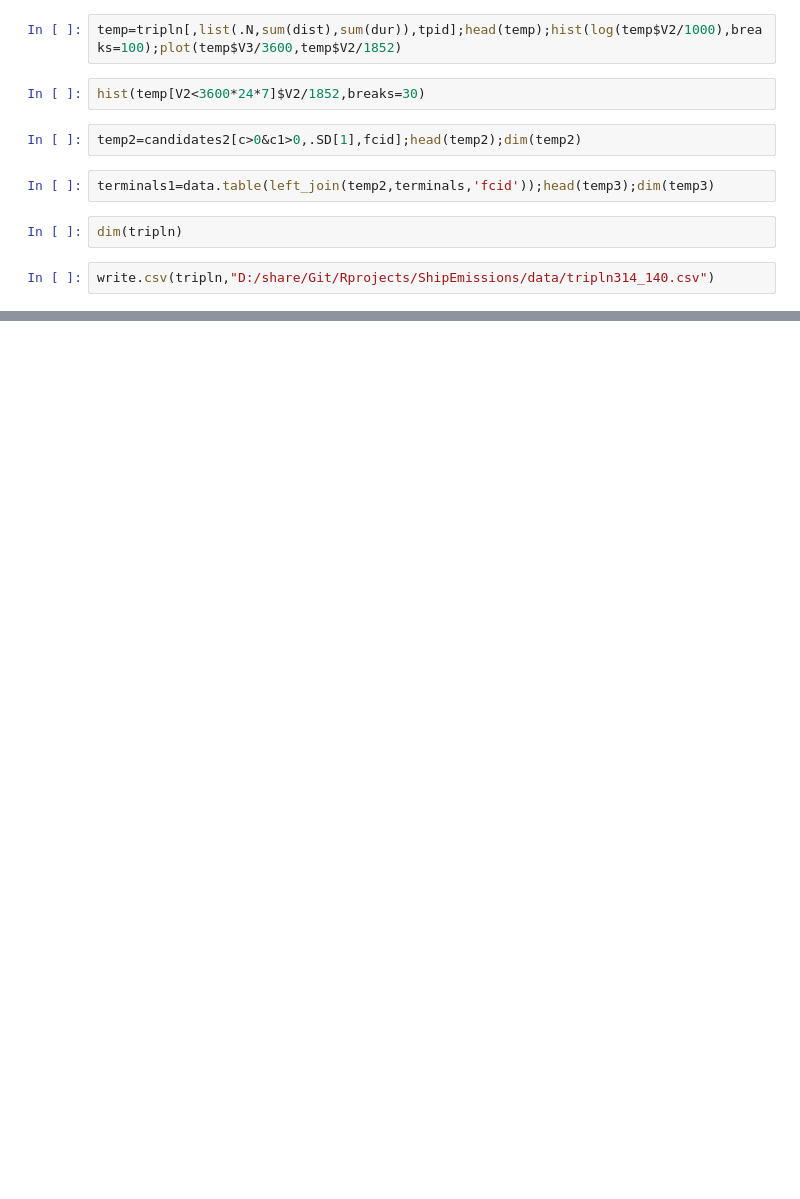
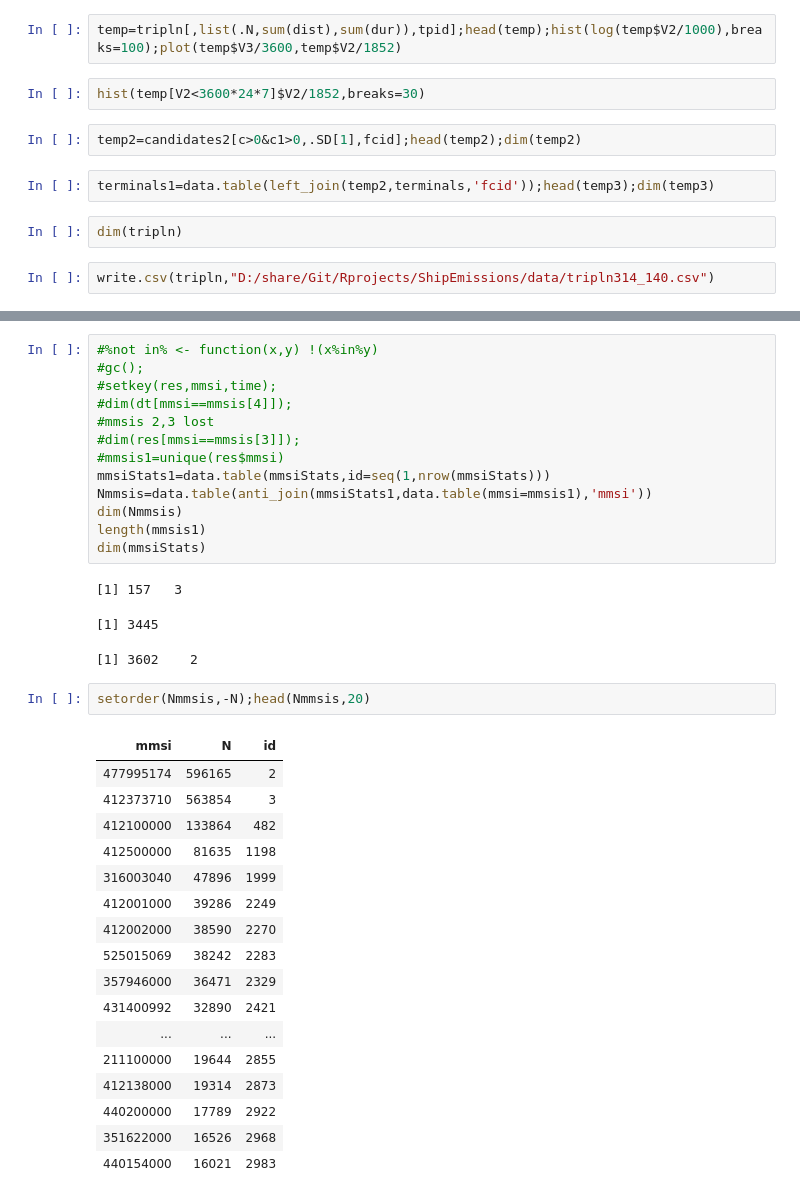
Before and after one commit to cynsky/ShipEmissions, a Jupyter notebook: notebook/GLOBAL_CONTAINER_TERMINAL_YEAR_SMU_R.ipynb, the cells around one changed output, grey strips where cells are left out. Cells and saved outputs as stored; diff of their text form; blank space fills up the shorter version.

```diff
--- a/notebook/GLOBAL_CONTAINER_TERMINAL_YEAR_SMU_R.ipynb
+++ b/notebook/GLOBAL_CONTAINER_TERMINAL_YEAR_SMU_R.ipynb
@@ -378,0 +501,37 @@ write.csv(tripln,"D:/share/Git/Rprojects/ShipEmissions/data/tripln314_140.csv")
+# %%
+#%not in% <- function(x,y) !(x%in%y)
+#gc();
+#setkey(res,mmsi,time);
+#dim(dt[mmsi==mmsis[4]]);
+#mmsis 2,3 lost
+#dim(res[mmsi==mmsis[3]]);
+#mmsis1=unique(res$mmsi)
+mmsiStats1=data.table(mmsiStats,id=seq(1,nrow(mmsiStats)))
+Nmmsis=data.table(anti_join(mmsiStats1,data.table(mmsi=mmsis1),'mmsi'))
+dim(Nmmsis)
+length(mmsis1)
+dim(mmsiStats)
+# %% [output]
+[1] 157   3
+[1] 3445
+[1] 3602    2
+# %%
+setorder(Nmmsis,-N);head(Nmmsis,20)
+# %% [output]
+| mmsi | N | id |
+| 477995174 | 596165 | 2 |
+| 412373710 | 563854 | 3 |
+| 412100000 | 133864 | 482 |
+| 412500000 | 81635 | 1198 |
+| 316003040 | 47896 | 1999 |
+| 412001000 | 39286 | 2249 |
+| 412002000 | 38590 | 2270 |
+| 525015069 | 38242 | 2283 |
+| 357946000 | 36471 | 2329 |
+| 431400992 | 32890 | 2421 |
+| ... | ... | ... |
+| 211100000 | 19644 | 2855 |
+| 412138000 | 19314 | 2873 |
+| 440200000 | 17789 | 2922 |
+| 351622000 | 16526 | 2968 |
+| 440154000 | 16021 | 2983 |
```
Also changed, not shown: parts of 22 cells of this notebook.
